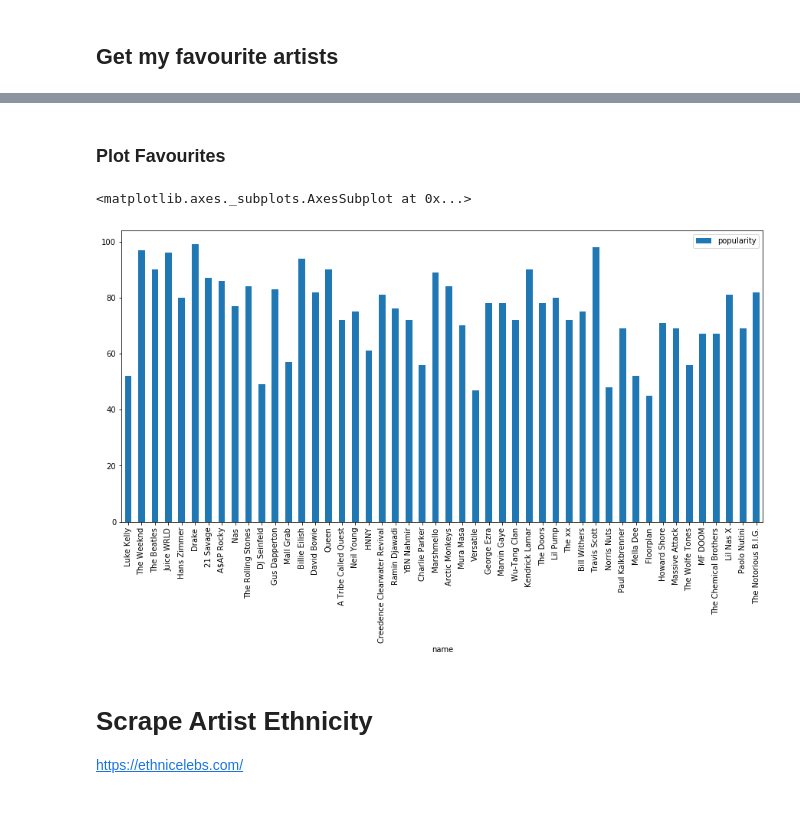
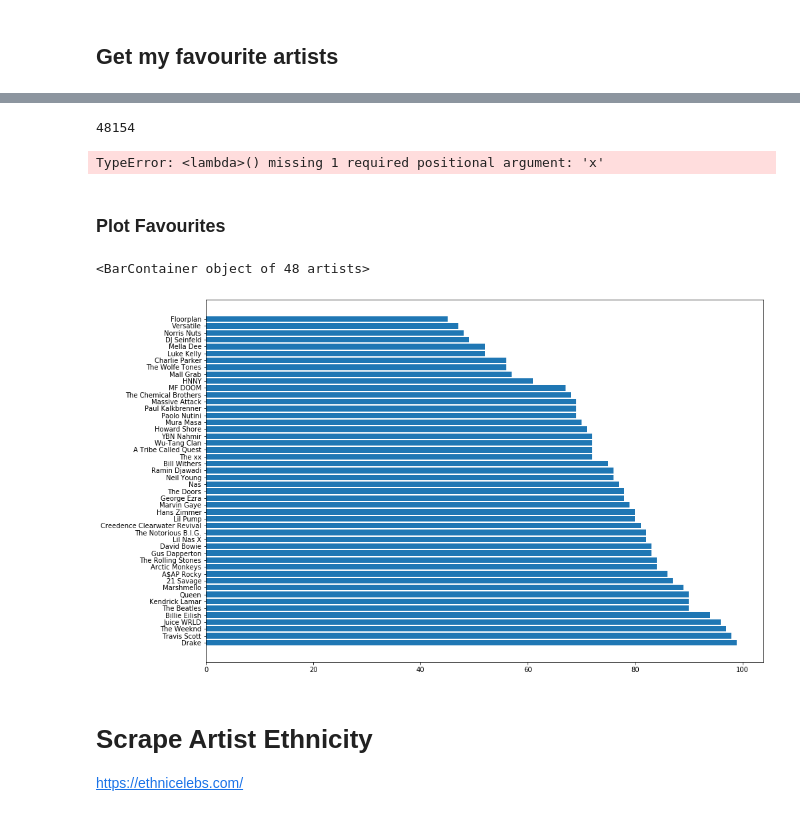
Before and after one commit to jacKlinc/spotify-usage-analysis, a Jupyter notebook: notebooks/1_spotipy_scraping_src.ipynb, the cells around one changed output, grey strips where cells are left out. Cells and saved outputs as stored; diff of their text form; code cells hidden in the pictures.

```diff
--- a/notebooks/1_spotipy_scraping_src.ipynb
+++ b/notebooks/1_spotipy_scraping_src.ipynb
@@ -70,0 +65,14 @@ artists.head(5)
+# %%
+def make_df(response):
+    """Pass results from Spotfy API call and return cleaned DataFrame"""
+    items = pd.DataFrame(response['items'])
+    # Drop unnecessary columns
+    items = items.drop(['external_urls', 'href', 'id', 'images', 'uri'], axis=1)
+    # Followes column needs cleaning
+#     items.followers = items.followers
+
+    items = items.sort_values(by='popularity', ascending=False)
+    return items
+
+artists = make_df(results)
+artists.head()
@@ -71,11 +86,19 @@ artists.head(5)
+# %%
+artists.followers[0]['total']
+# %% [output]
+48154
+# %%
+artists.followers.map(lambda follower,x: follower[x]['total'])
+# %% [output]
+TypeError: <lambda>() missing 1 required positional argument: 'x'
 # %% [markdown]
 ### Plot Favourites
 # %%
-fig, ax = plt.subplots(figsize=(15,7))
-artists.plot.bar(x ='name', y='popularity', ax=ax)
+fig, ax = plt.subplots(figsize=(15,10))
+ax.barh(artists.name, artists.popularity)
 # %% [output]
-<matplotlib.axes._subplots.AxesSubplot at 0x...>
+<BarContainer object of 48 artists>
-[figure, old version]
+[figure, new version]
 # %% [markdown]
 # Scrape Artist Ethnicity
 https://ethnicelebs.com/
```
Also changed, not shown: parts of 13 cells of this notebook, 3 other files.
